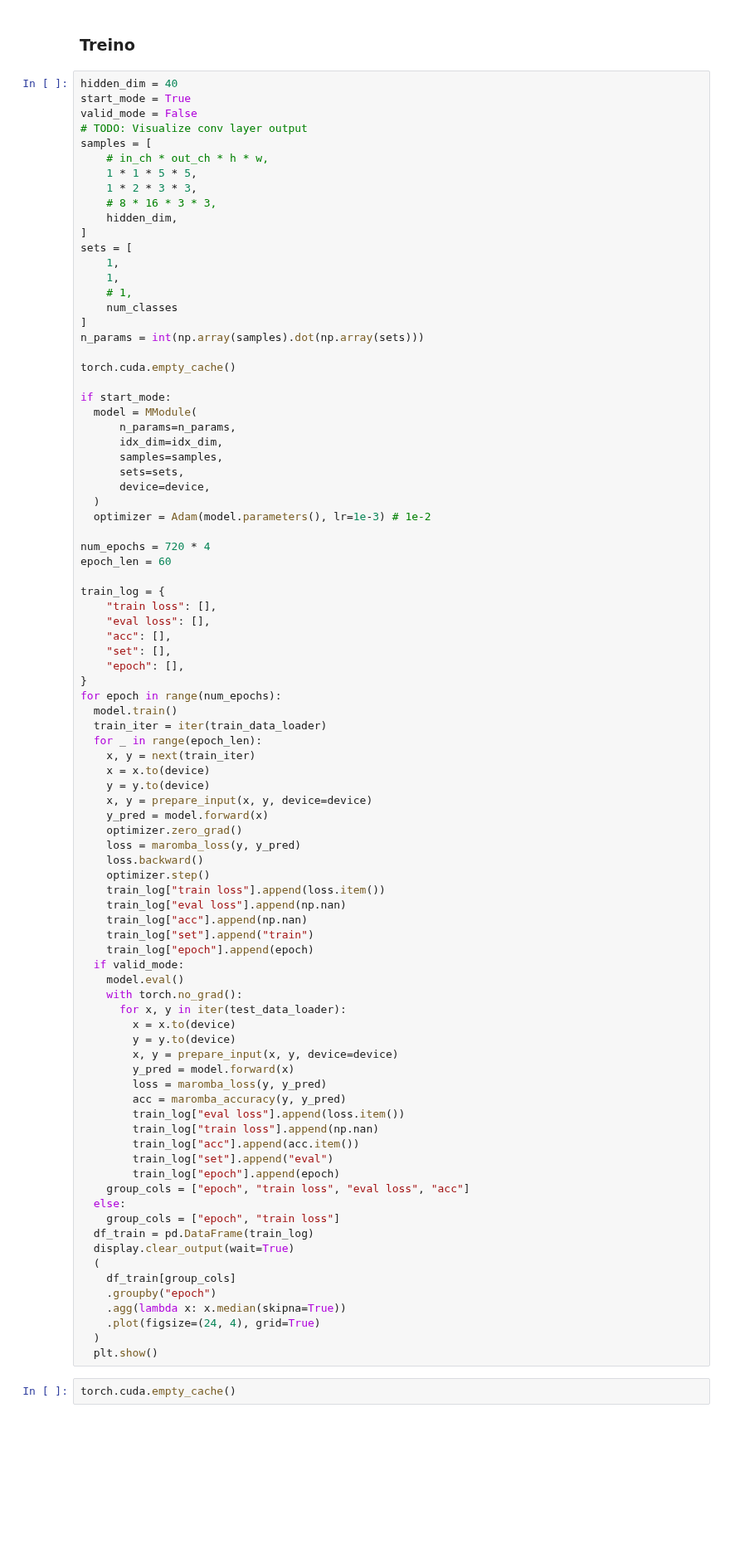
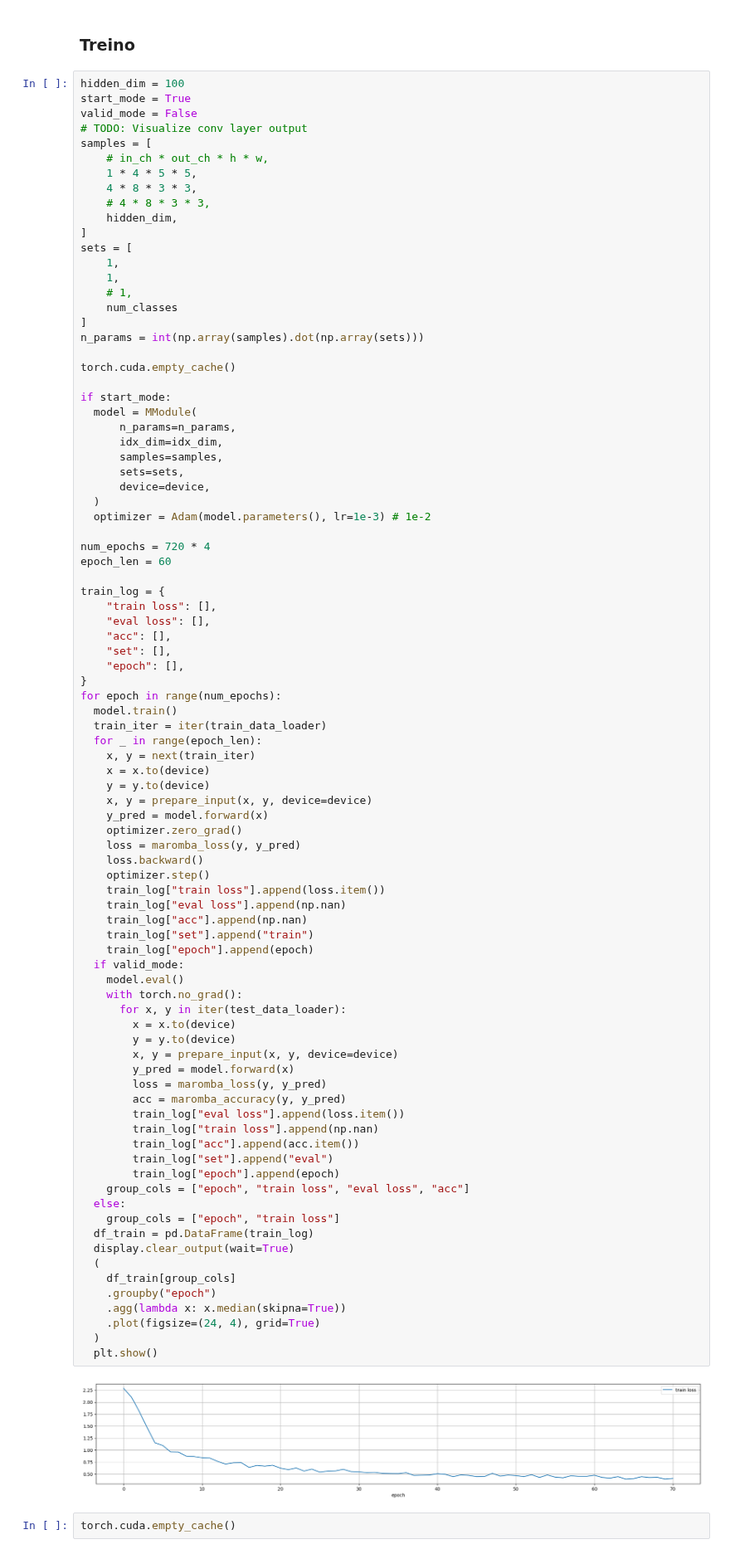
Before and after one commit to Ronnypetson/titanic, a Jupyter notebook: MNIST_Maromba.ipynb, the cells around one changed output. Shown at 83% size. Cells and saved outputs as stored; diff of their text form; blank space fills up the shorter version.

```diff
--- a/MNIST_Maromba.ipynb
+++ b/MNIST_Maromba.ipynb
@@ -953,15 +958,15 @@ def prepare_input(x, y, device="cpu"):
 # %% [markdown]
 ### Treino
 # %%
-hidden_dim = 40
+hidden_dim = 100
 start_mode = True
 valid_mode = False
 # TODO: Visualize conv layer output
 samples = [
     # in_ch * out_ch * h * w,
-    1 * 1 * 5 * 5,
-    1 * 2 * 3 * 3,
-    # 8 * 16 * 3 * 3,
+    1 * 4 * 5 * 5,
+    4 * 8 * 3 * 3,
+    # 4 * 8 * 3 * 3,
     hidden_dim,
 ]
 sets = [
@@ -1012,33 +1017,35 @@ for epoch in range(num_epochs):
     train_log["acc"].append(np.nan)
     train_log["set"].append("train")
     train_log["epoch"].append(epoch)
   if valid_mode:
     model.eval()
     with torch.no_grad():
       for x, y in iter(test_data_loader):
         x = x.to(device)
         y = y.to(device)
         x, y = prepare_input(x, y, device=device)
         y_pred = model.forward(x)
         loss = maromba_loss(y, y_pred)
         acc = maromba_accuracy(y, y_pred)
         train_log["eval loss"].append(loss.item())
         train_log["train loss"].append(np.nan)
         train_log["acc"].append(acc.item())
         train_log["set"].append("eval")
         train_log["epoch"].append(epoch)
     group_cols = ["epoch", "train loss", "eval loss", "acc"]
   else:
     group_cols = ["epoch", "train loss"]
   df_train = pd.DataFrame(train_log)
   display.clear_output(wait=True)
   (
     df_train[group_cols]
     .groupby("epoch")
     .agg(lambda x: x.median(skipna=True))
     .plot(figsize=(24, 4), grid=True)
   )
   plt.show()
+# %% [output]
+[figure, added]
 # %%
 torch.cuda.empty_cache()
 # %%
```
Also changed, not shown: parts of 7 cells of this notebook.
